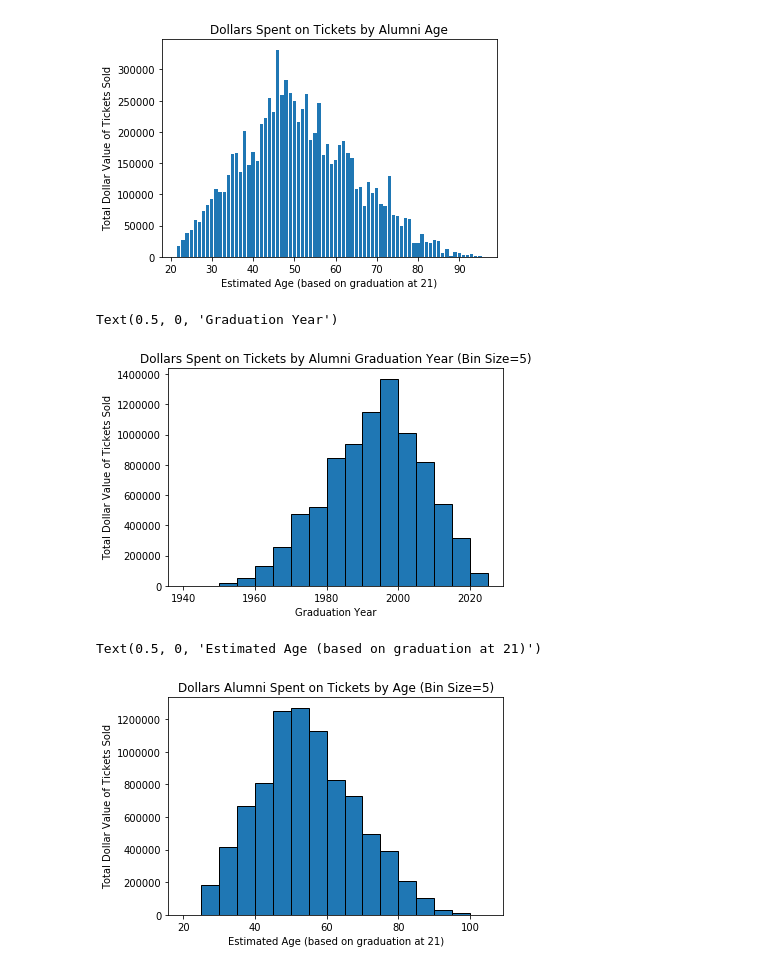
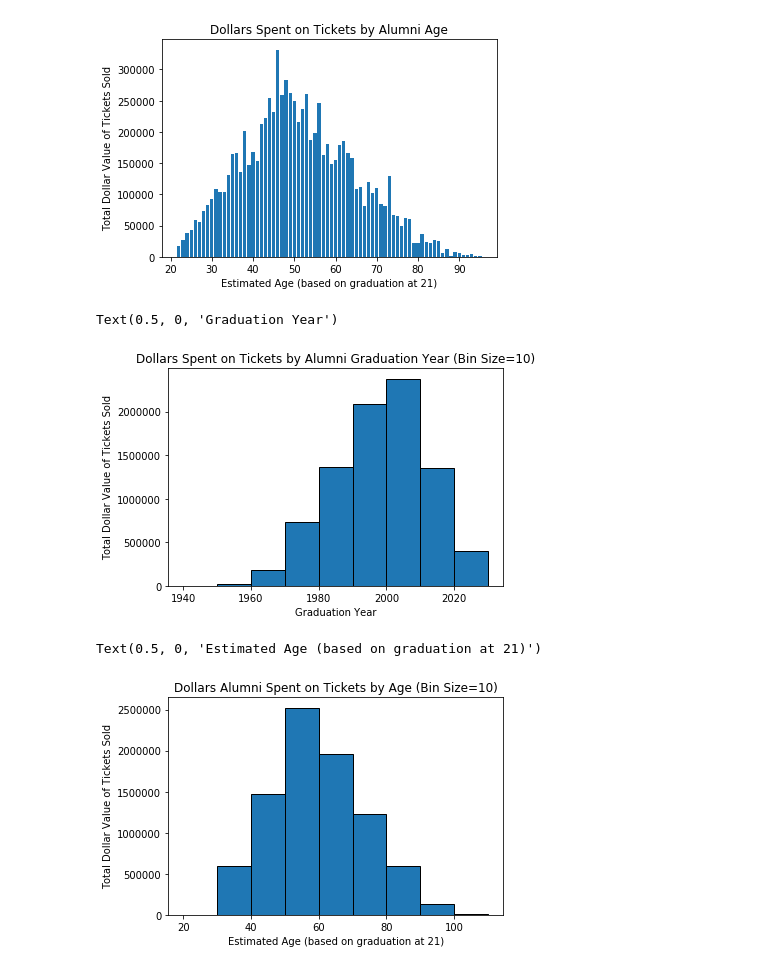
Before and after one commit to rohitmog/ctrl_alt_defeat, a Jupyter notebook: notebook/Kevin.ipynb, the cells around one changed output. Cells and saved outputs as stored; diff of their text form; code cells hidden in the pictures.

```diff
--- a/notebook/Kevin.ipynb
+++ b/notebook/Kevin.ipynb
@@ -152,7 +208,7 @@ Text(0.5, 0, 'Estimated Age (based on graduation at 21)')
 [figure]
 # %%
 # Bin total dollars spent on tickets
-BIN_SIZE = 5
+BIN_SIZE = 10
 
 rev_per_bin = defaultdict(int)
 
@@ -168,33 +224,33 @@ for year in range(1940, 2020):
 years = list(rev_per_bin.keys())
 values = list(rev_per_bin.values())
 
-plt.bar(years, values, align='edge', width=5, edgecolor='black')
+plt.bar(years, values, align='edge', width=BIN_SIZE, edgecolor='black')
 plt.title(f'Dollars Spent on Tickets by Alumni Graduation Year (Bin Size={BIN_SIZE})')
 plt.ylabel('Total Dollar Value of Tickets Sold')
 plt.xlabel('Graduation Year')
 # %% [output]
 Text(0.5, 0, 'Graduation Year')
-[figure, old version]
+[figure, new version]
 # %%
 rev_per_bin_age = defaultdict(int)
 
 current_bin = 20
 
 # rev_per_bin[20] represents all tickets sold to alumni age 20 to (20 + BIN_SIZE)
 for year in range(2020, 1940, -1):
     age = (2020 - (year - AGE_OF_GRAD))
     rev_per_bin_age[current_bin] += rev_per_year[year]
     if age > current_bin:
         current_bin += BIN_SIZE
 
 
 ages = list(rev_per_bin_age.keys())
 values = list(rev_per_bin_age.values())
 
-plt.bar(ages, values, align='edge', width=5, edgecolor='black')
+plt.bar(ages, values, align='edge', width=BIN_SIZE, edgecolor='black')
 plt.title(f'Dollars Alumni Spent on Tickets by Age (Bin Size={BIN_SIZE})')
 plt.ylabel('Total Dollar Value of Tickets Sold')
 plt.xlabel('Estimated Age (based on graduation at 21)')
 # %% [output]
 Text(0.5, 0, 'Estimated Age (based on graduation at 21)')
-[figure, old version]
+[figure, new version]
```
Also changed, not shown: parts of 22 cells of this notebook.
